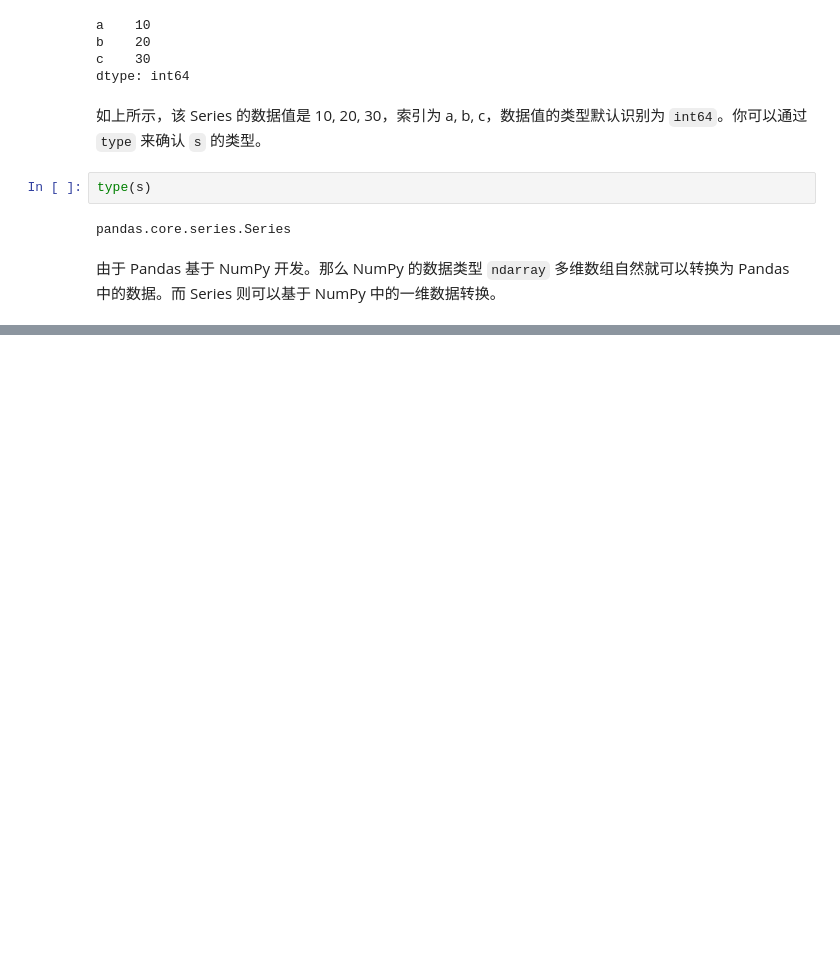
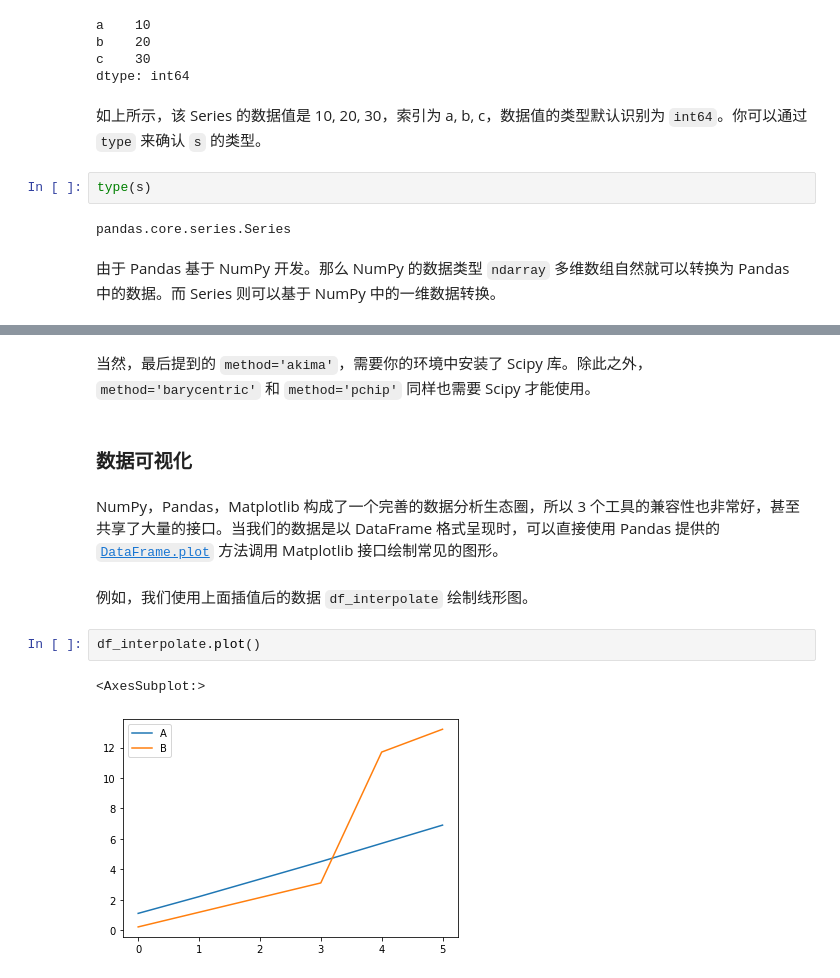
Before and after one commit to KingsleyCheng2021/Python, a Jupyter notebook: Pandas.ipynb, the cells around one changed output, grey strips where cells are left out. Saved outputs shown, nothing was run; the diff lists cells and outputs as text; blank space fills up the shorter version.

```diff
--- a/Pandas.ipynb
+++ b/Pandas.ipynb
@@ -61,0 +664,13 @@ pandas.core.series.Series
+# %% [markdown]
+当然，最后提到的 `method='akima'`，需要你的环境中安装了 Scipy 库。除此之外，`method='barycentric'` 和 `method='pchip'` 同样也需要 Scipy 才能使用。
+# %% [markdown]
+### 数据可视化
+# %% [markdown]
+NumPy，Pandas，Matplotlib 构成了一个完善的数据分析生态圈，所以 3 个工具的兼容性也非常好，甚至共享了大量的接口。当我们的数据是以 DataFrame 格式呈现时，可以直接使用 Pandas 提供的 [`DataFrame.plot`](https://pandas.pydata.org/pandas-docs/stable/reference/frame.html#plotting) 方法调用 Matplotlib 接口绘制常见的图形。
+# %% [markdown]
+例如，我们使用上面插值后的数据 `df_interpolate` 绘制线形图。
+# %%
+df_interpolate.plot()
+# %% [output]
+<AxesSubplot:>
+[figure, added]
```
Also changed, not shown: parts of 126 cells of this notebook, 4 other files.
